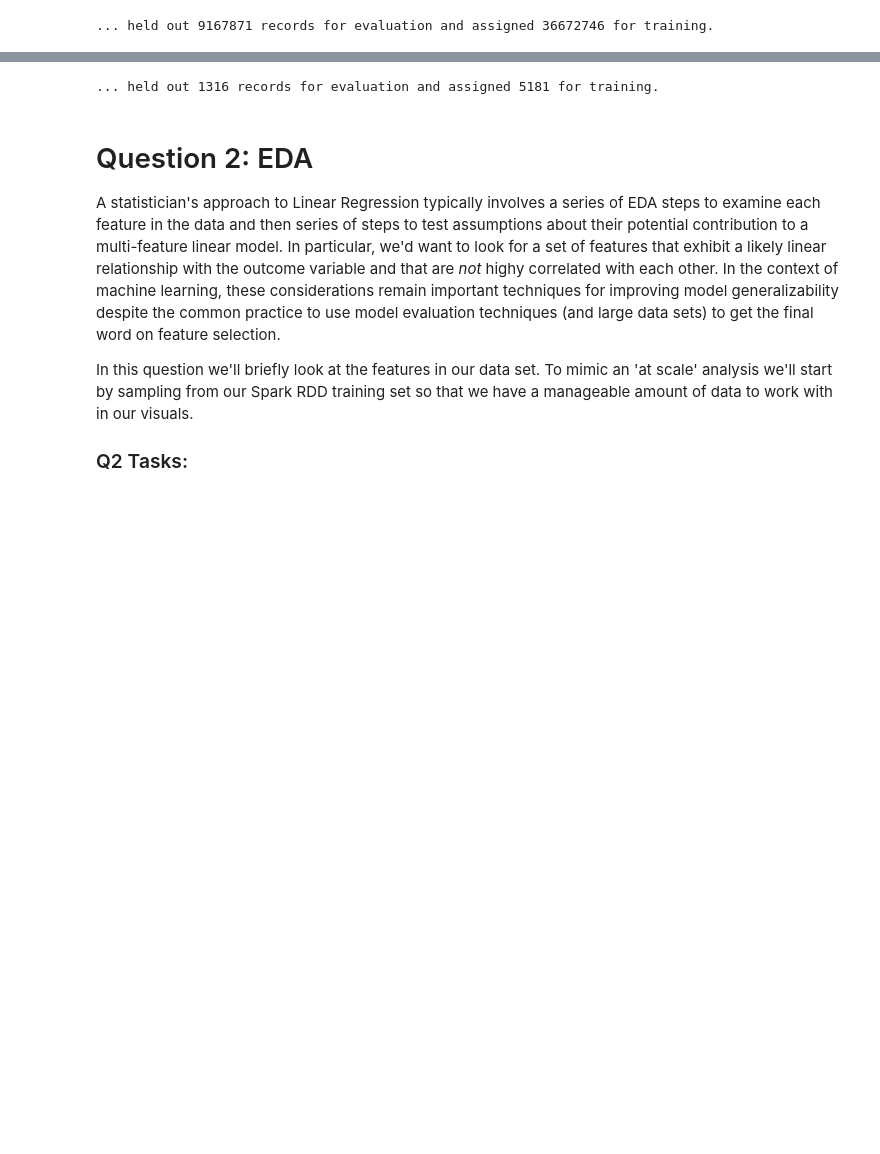
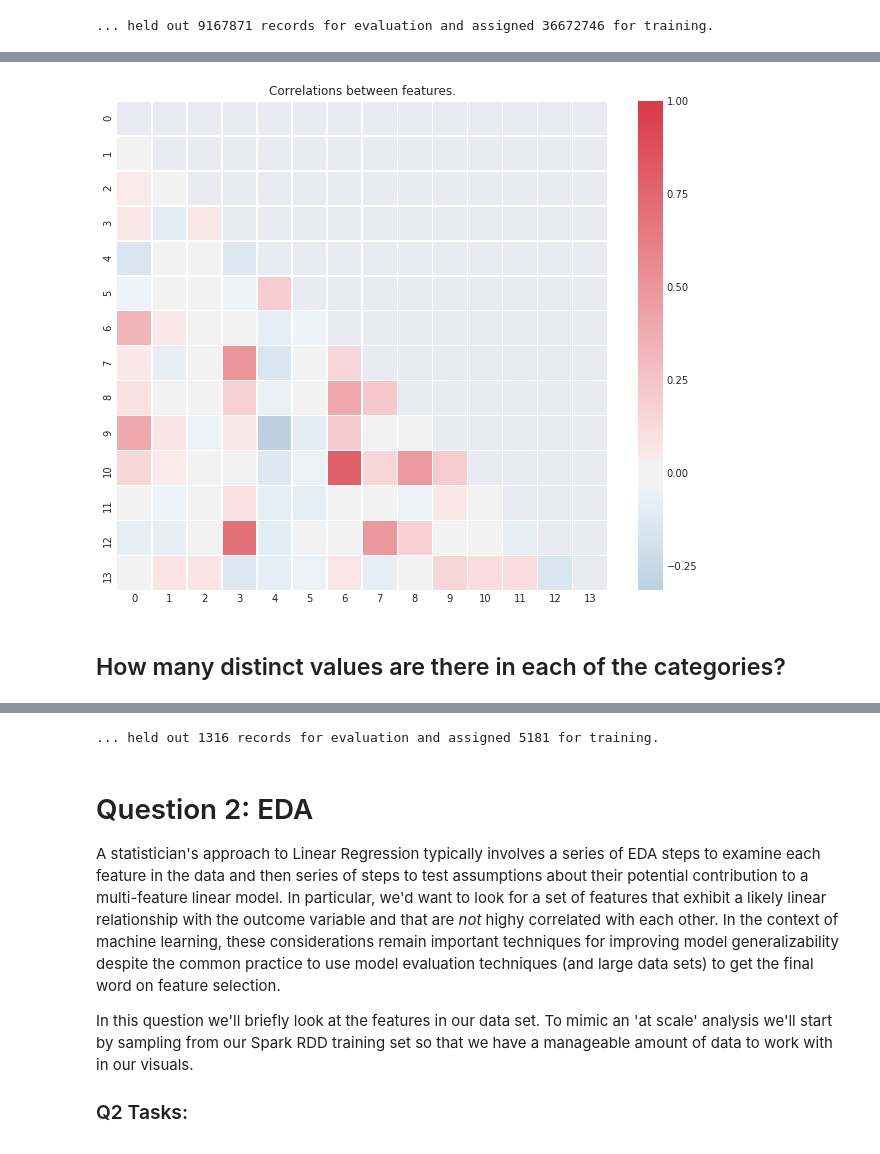
Before and after one commit to kalvinkao/ctr-prediction-with-fm, a Jupyter notebook: final_project_eda_01.ipynb, the cells around one changed output, grey strips where cells are left out. Drawn from its saved outputs; the diff is of its cells as text; code cells hidden in the pictures; blank space fills up the shorter version.

```diff
--- a/final_project_eda_01.ipynb
+++ b/final_project_eda_01.ipynb
@@ -194,0 +194,13 @@ categorical_sample_df = pd.DataFrame(np.array(categorical_sample))#, columns = F
+# %%
+corr = numeric_sample_df.loc[:,:14].corr()
+fig, ax = plt.subplots(figsize=(11, 9))
+mask = np.zeros_like(corr, dtype=np.bool)
+mask[np.triu_indices_from(mask)] = True
+cmap = sns.diverging_palette(240, 10, as_cmap=True)
+sns.heatmap(corr, mask=mask, cmap=cmap, center=0, linewidths=.5)
+plt.title("Correlations between features.")
+plt.show()
+# %% [output]
+[figure, added]
+# %% [markdown]
+## How many distinct values are there in each of the categories?
```
Also changed, not shown: parts of 18 cells of this notebook.
